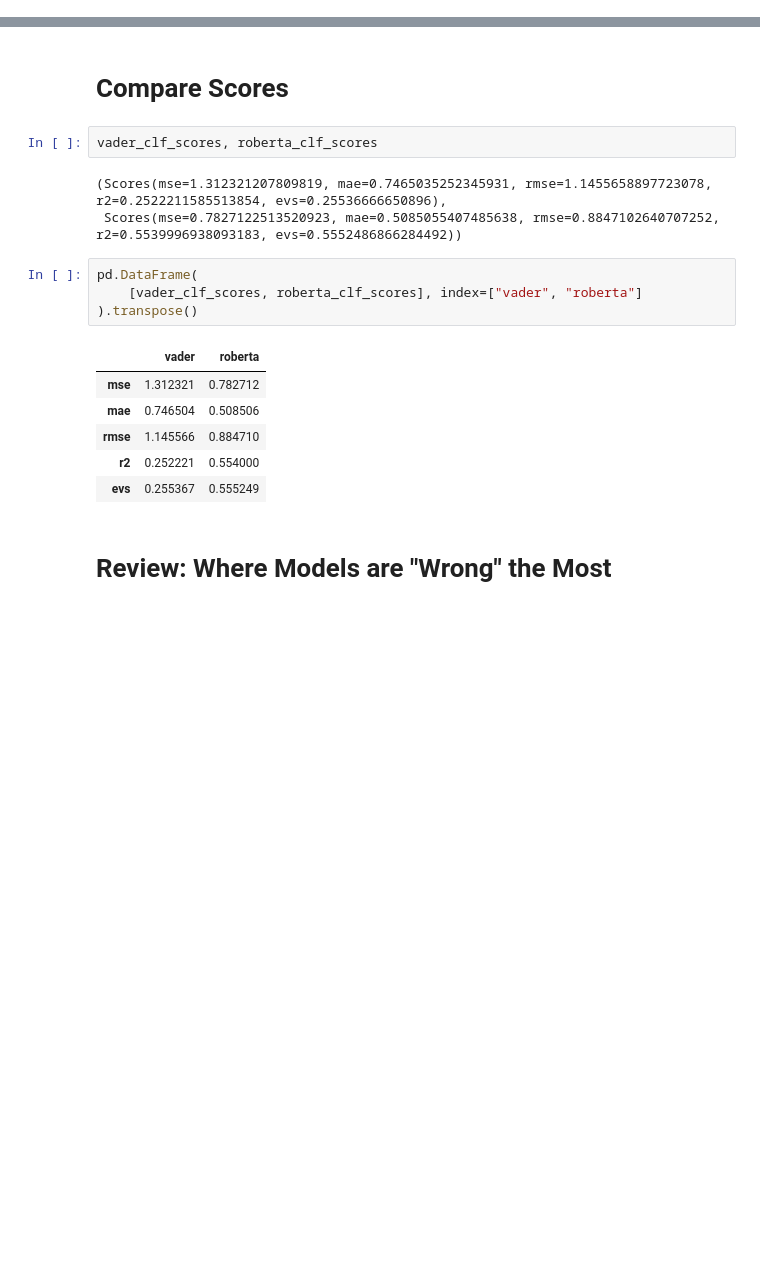
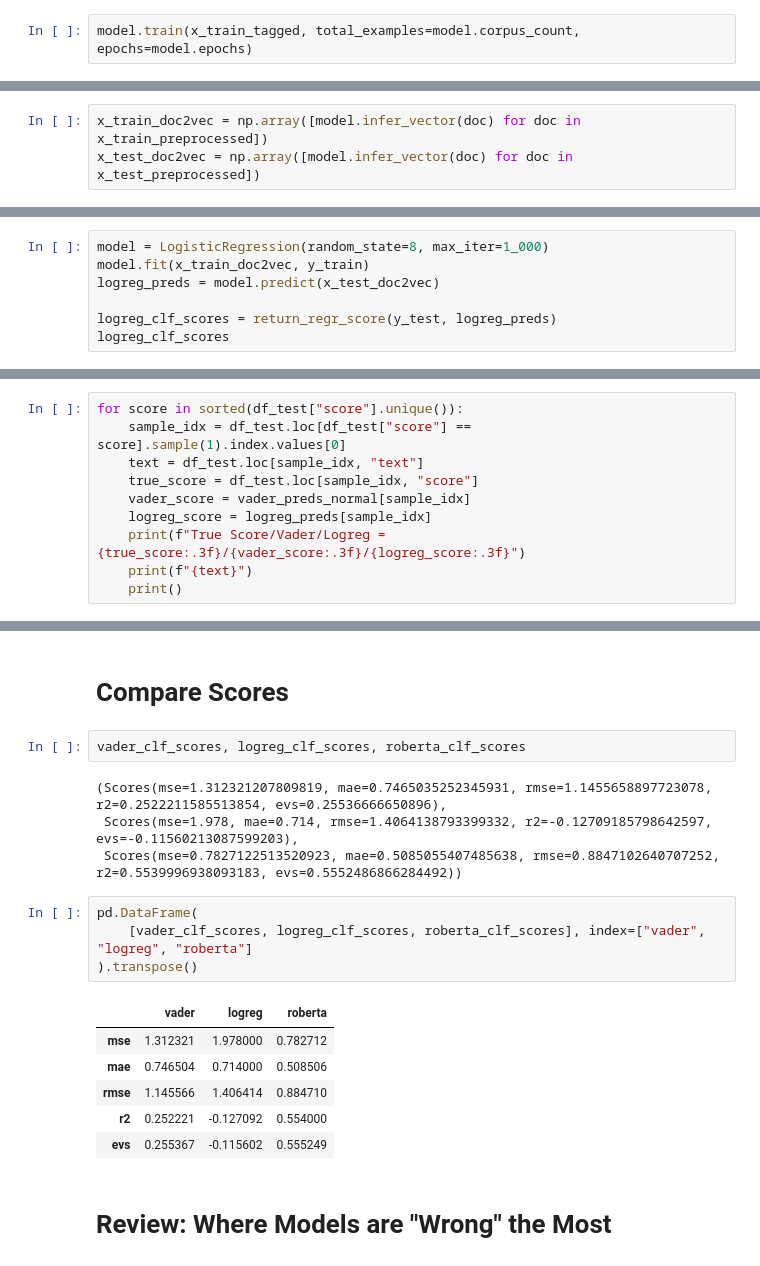
Before and after one commit to danjelito/sentiment-analysis-amazon-fine-food-reviews, a Jupyter notebook: main.ipynb, the cells around one changed output, grey strips where cells are left out. Drawn from its saved outputs; the diff is of its cells as text; blank space fills up the shorter version.

Commit message:
add logreg

```diff
--- a/main.ipynb
+++ b/main.ipynb
@@ -214,0 +244,2 @@ After: purchased little treat stocking stuffer little furry friend yorkies loved
+# %%
+model.train(x_train_tagged, total_examples=model.corpus_count, epochs=model.epochs)
@@ -214,0 +262,3 @@ After: purchased little treat stocking stuffer little furry friend yorkies loved
+# %%
+x_train_doc2vec = np.array([model.infer_vector(doc) for doc in x_train_preprocessed])
+x_test_doc2vec = np.array([model.infer_vector(doc) for doc in x_test_preprocessed])
@@ -214,0 +269,7 @@ After: purchased little treat stocking stuffer little furry friend yorkies loved
+# %%
+model = LogisticRegression(random_state=8, max_iter=1_000)
+model.fit(x_train_doc2vec, y_train)
+logreg_preds = model.predict(x_test_doc2vec)
+
+logreg_clf_scores = return_regr_score(y_test, logreg_preds)
+logreg_clf_scores
@@ -214,0 +278,10 @@ After: purchased little treat stocking stuffer little furry friend yorkies loved
+# %%
+for score in sorted(df_test["score"].unique()):
+    sample_idx = df_test.loc[df_test["score"] == score].sample(1).index.values[0]
+    text = df_test.loc[sample_idx, "text"]
+    true_score = df_test.loc[sample_idx, "score"]
+    vader_score = vader_preds_normal[sample_idx]
+    logreg_score = logreg_preds[sample_idx]
+    print(f"True Score/Vader/Logreg = {true_score:.3f}/{vader_score:.3f}/{logreg_score:.3f}")
+    print(f"{text}")
+    print()
@@ -301,21 +390,22 @@ I read the other reviews before purchasing am pleased that I did. I have purchas
 # %% [markdown]
 # Compare Scores
 # %%
-vader_clf_scores, roberta_clf_scores
+vader_clf_scores, logreg_clf_scores, roberta_clf_scores
 # %% [output]
 (Scores(mse=1.312321207809819, mae=0.7465035252345931, rmse=1.1455658897723078, r2=0.2522211585513854, evs=0.25536666650896),
+ Scores(mse=1.978, mae=0.714, rmse=1.4064138793399332, r2=-0.12709185798642597, evs=-0.11560213087599203),
  Scores(mse=0.7827122513520923, mae=0.5085055407485638, rmse=0.8847102640707252, r2=0.5539996938093183, evs=0.5552486866284492))
 # %%
 pd.DataFrame(
-    [vader_clf_scores, roberta_clf_scores], index=["vader", "roberta"]
+    [vader_clf_scores, logreg_clf_scores, roberta_clf_scores], index=["vader", "logreg", "roberta"]
 ).transpose()
 # %% [output]
-|  | vader | roberta |
-| mse | 1.312321 | 0.782712 |
-| mae | 0.746504 | 0.508506 |
-| rmse | 1.145566 | 0.884710 |
-| r2 | 0.252221 | 0.554000 |
-| evs | 0.255367 | 0.555249 |
+|  | vader | logreg | roberta |
+| mse | 1.312321 | 1.978000 | 0.782712 |
+| mae | 0.746504 | 0.714000 | 0.508506 |
+| rmse | 1.145566 | 1.406414 | 0.884710 |
+| r2 | 0.252221 | -0.127092 | 0.554000 |
+| evs | 0.255367 | -0.115602 | 0.555249 |
 # %% [markdown]
 # Review: Where Models are "Wrong" the Most
 # %%
```
Also changed, not shown: parts of 15 cells of this notebook, 1 other file.
